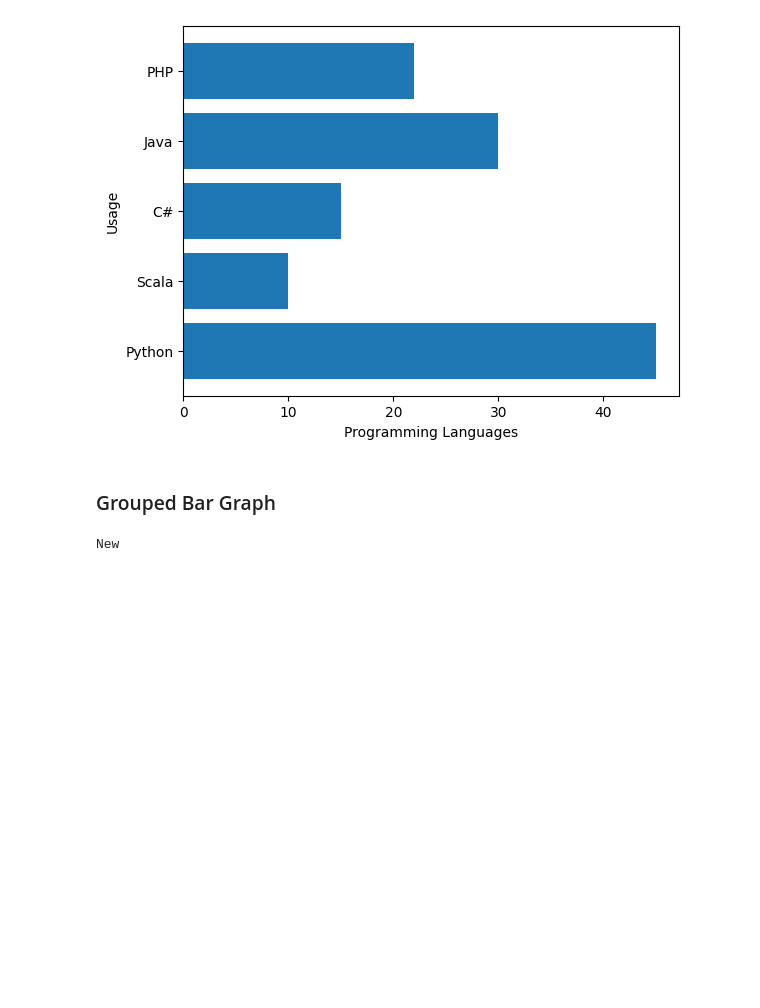
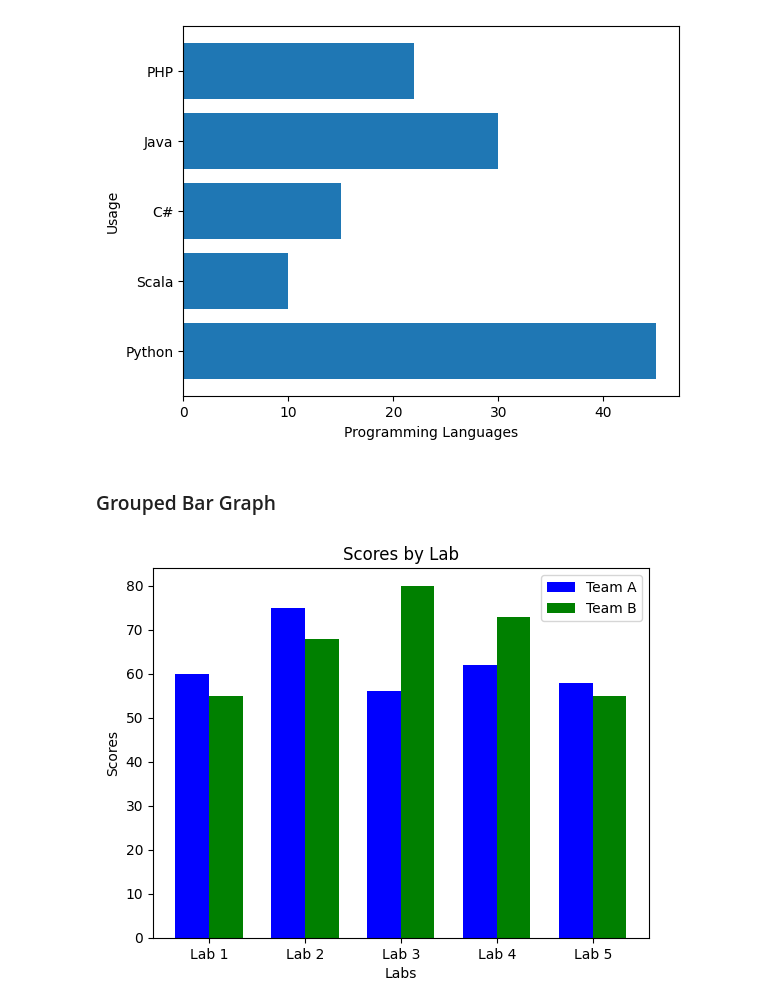
Before and after one commit to masrik-dev/Data-and-information-visualization, a Jupyter notebook: Data and information visualization.ipynb, the cells around one changed output. Cells and saved outputs as stored; diff of their text form; code cells hidden in the pictures; blank space fills up the shorter version.

Commit message:
--update Grouped_bar

```diff
--- a/Data and information visualization.ipynb
+++ b/Data and information visualization.ipynb
@@ -90,6 +90,33 @@ plt.show()
 # %% [markdown]
 ### Grouped Bar Graph
 # %%
-print("New")
+import matplotlib.pyplot as plt
+BAR_WIDTH = 0.35
+
+# set up grouped bar charts
+teama_results = (60, 75, 56, 62, 58)
+teamb_results = (55, 68, 80, 73, 55)
+
+# set up the index for each bar
+index_teama = (1, 2, 3, 4, 5)
+index_teamb = [i + BAR_WIDTH for i in index_teama]
+
+# determine the mid point for the ticks
+ticks = [i + BAR_WIDTH / 2 for i in index_teama]
+tick_labels = ('Lab 1', 'Lab 2', 'Lab 3', 'Lab 4', 'Lab 5')
+
+# plot the bar charts
+plt.bar(index_teama, teama_results, BAR_WIDTH, color='b', label='Team A')
+plt.bar(index_teamb, teamb_results, BAR_WIDTH, color='g', label='Team B')
+
+# set up the graph
+plt.xlabel('Labs')
+plt.ylabel('Scores')
+plt.title('Scores by Lab')
+plt.xticks(ticks, tick_labels)
+plt.legend()
+
+# display the graph
+plt.show()
 # %% [output]
-New
+[figure, added]
```
